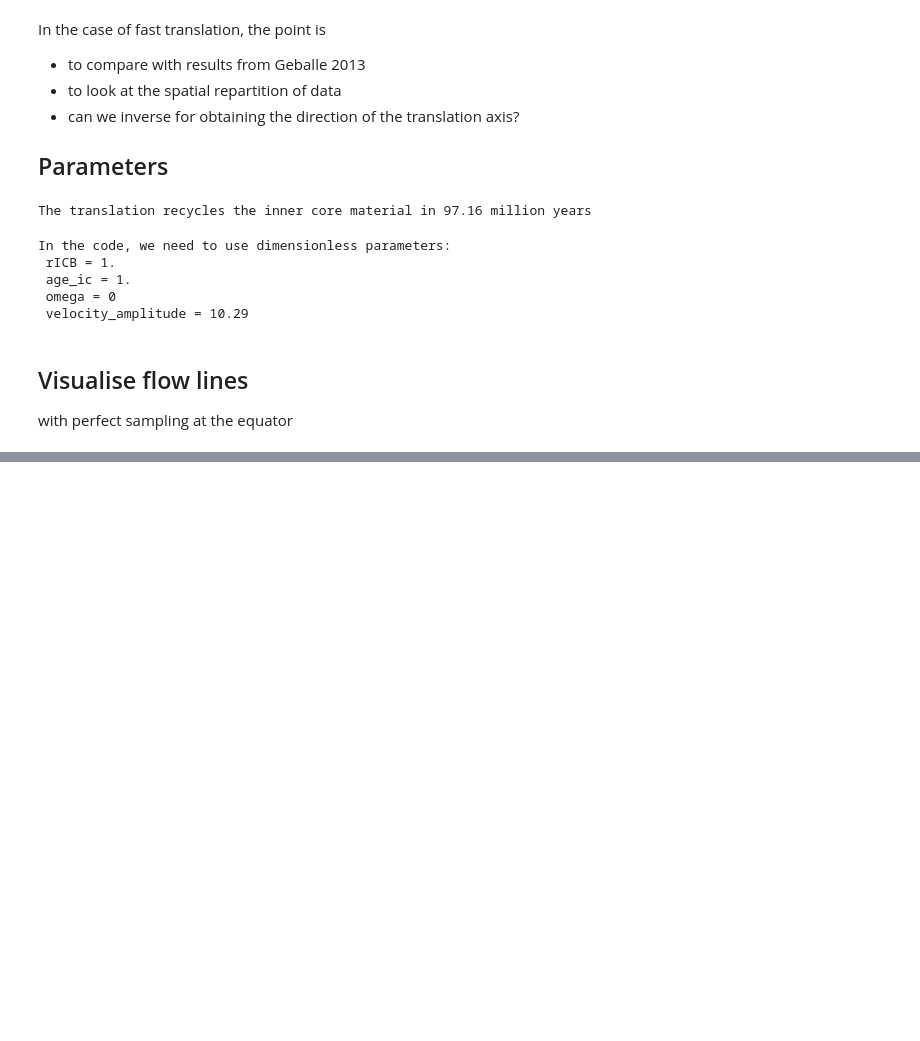
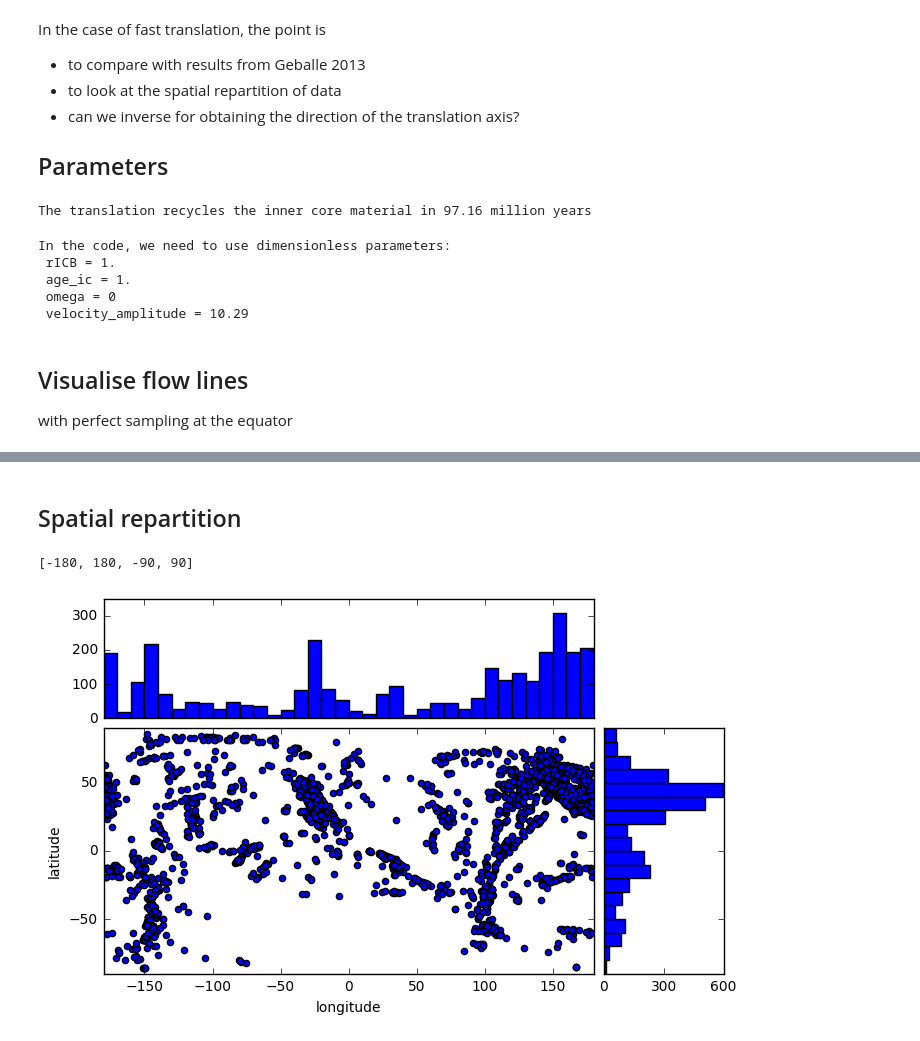
Before and after one commit to MarineLasbleis/GrowYourIC, a Jupyter notebook: FastTranslation.ipynb, the cells around one changed output, grey strips where cells are left out. Saved outputs shown, nothing was run; the diff lists cells and outputs as text; code cells hidden in the pictures; blank space fills up the shorter version.

```diff
--- a/FastTranslation.ipynb
+++ b/FastTranslation.ipynb
@@ -70,0 +258,37 @@ data_set.plot_c_vec(geodynModel, proxy=proxy, cm=plt.cm.get_cmap('RdYlBu'), name
+# %% [markdown]
+## Spatial repartition
+# %%
+from mpl_toolkits.axes_grid1 import make_axes_locatable
+
+fig, ax = plt.subplots(figsize=(8, 8))
+ax.scatter(p,t)
+ax.set_xlabel("longitude")
+ax.set_ylabel("latitude")
+
+
+#to add histograms to see the actual repartition. Please see http://matplotlib.org/examples/axes_grid/scatter_hist.html
+divider = make_axes_locatable(ax)
+axHistx = divider.append_axes("top", 1.2, pad=0.1, sharex=ax)
+axHisty = divider.append_axes("right", 1.2, pad=0.1, sharey=ax)
+plt.setp(axHistx.get_xticklabels() + axHisty.get_yticklabels(),
+         visible=False)
+binwidth = 10.
+limX = (int(180./binwidth) + 1)*binwidth
+limY = (int(90./binwidth) + 1)*binwidth
+binsX = np.arange(-limX, limX + binwidth, binwidth)
+binsY = np.arange(-limY, limY + binwidth, binwidth)
+axHistx.hist(p, bins=binsX)
+axHisty.hist(t, bins=binsY, orientation='horizontal')
+#axHistx.axis["bottom"].major_ticklabels.set_visible(False)
+for tl in axHistx.get_xticklabels():
+    tl.set_visible(False)
+axHistx.set_yticks([0, 100, 200, 300])
+#axHisty.axis["left"].major_ticklabels.set_visible(False)
+for tl in axHisty.get_yticklabels():
+    tl.set_visible(False)
+axHisty.set_xticks([0, 300, 600])
+ax.set_aspect('equal')
+ax.axis([-180, 180, -90, 90])
+# %% [output]
+[-180, 180, -90, 90]
+[figure, added]
```
Also changed, not shown: parts of 7 cells of this notebook.
